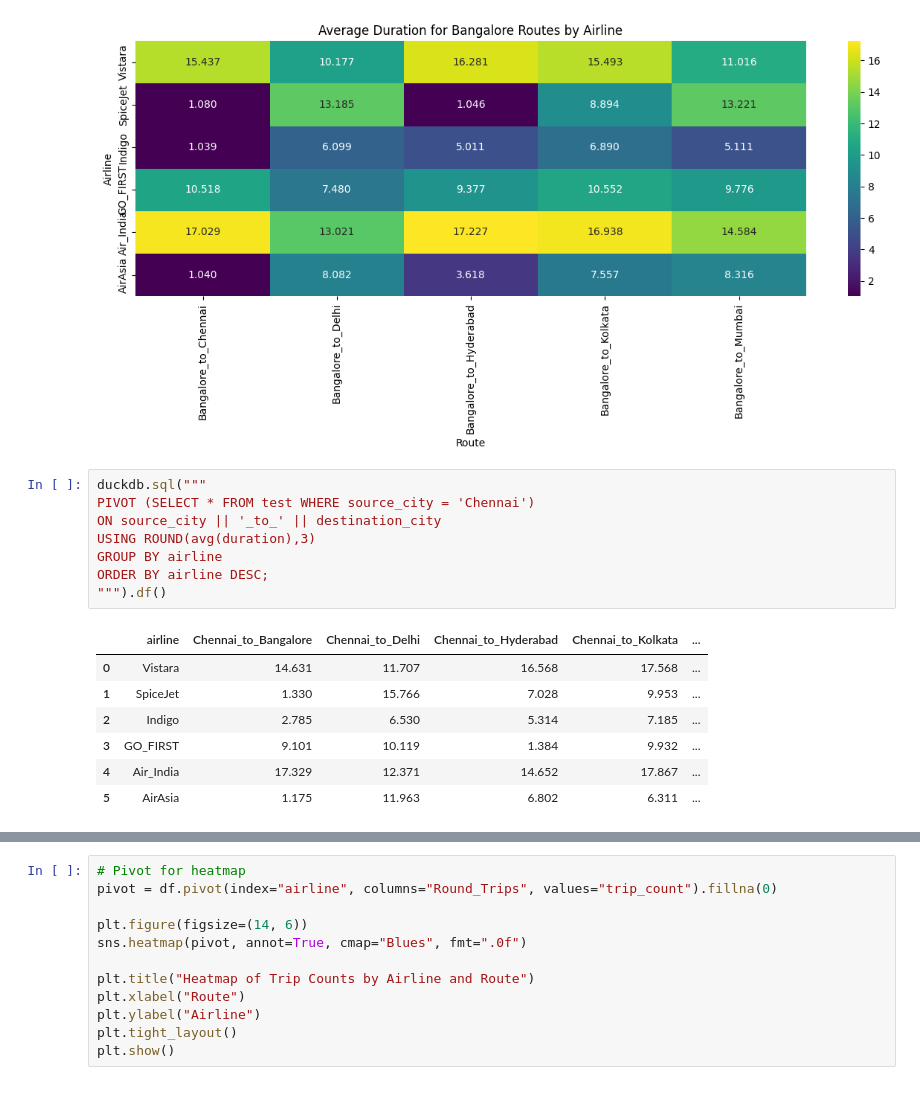
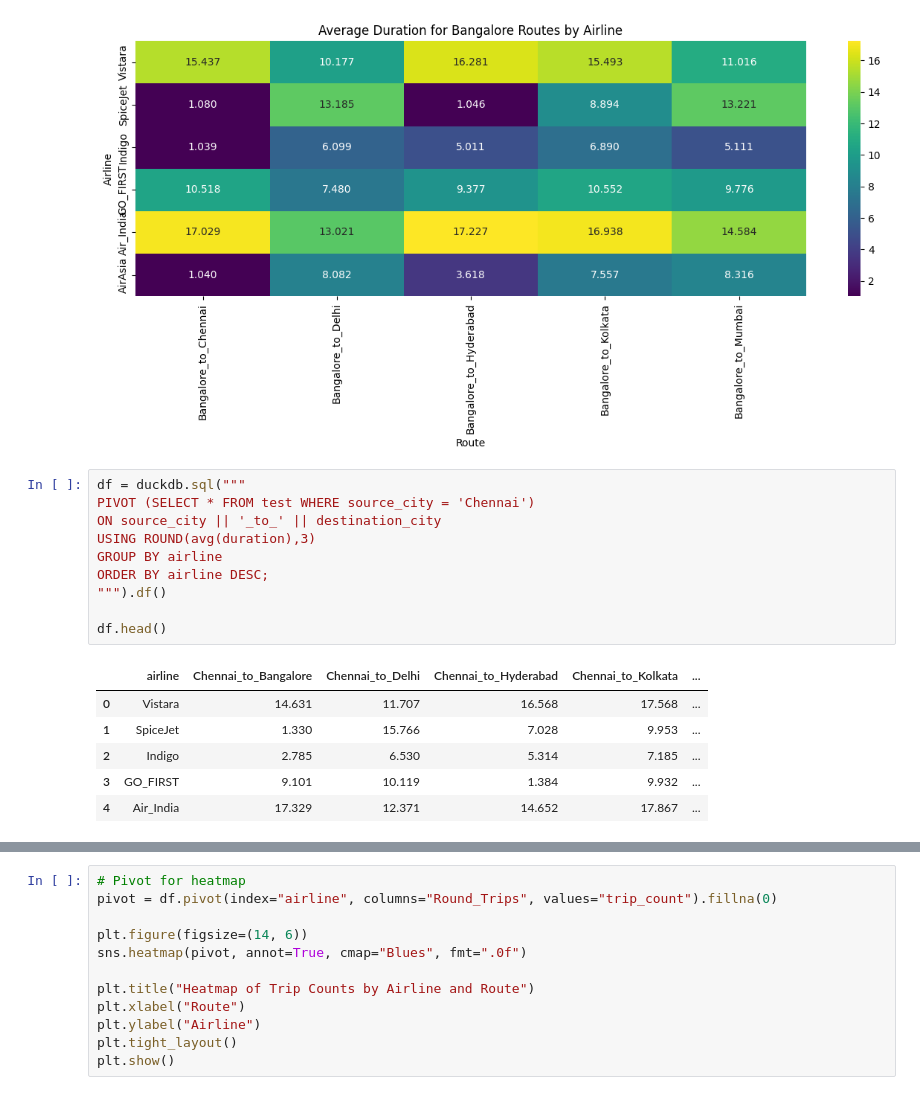
Before and after one commit to flynn-ky-t2/kaggle_f., a Jupyter notebook: flight-price-prediction-coding-practice.ipynb, the cells around one changed output, grey strips where cells are left out. Saved outputs shown, nothing was run; the diff lists cells and outputs as text.

```diff
--- a/flight-price-prediction-coding-practice.ipynb
+++ b/flight-price-prediction-coding-practice.ipynb
@@ -598,18 +694,19 @@ plt.show()
 # %% [output]
 [figure]
 # %%
-duckdb.sql("""
+df = duckdb.sql("""
 PIVOT (SELECT * FROM test WHERE source_city = 'Chennai')
 ON source_city || '_to_' || destination_city
 USING ROUND(avg(duration),3)
 GROUP BY airline
 ORDER BY airline DESC;
 """).df()
+
+df.head()
 # %% [output]
 |  | airline | Chennai_to_Bangalore | Chennai_to_Delhi | Chennai_to_Hyderabad | Chennai_to_Kolkata | ... |
 | 0 | Vistara | 14.631 | 11.707 | 16.568 | 17.568 | ... |
 | 1 | SpiceJet | 1.330 | 15.766 | 7.028 | 9.953 | ... |
 | 2 | Indigo | 2.785 | 6.530 | 5.314 | 7.185 | ... |
 | 3 | GO_FIRST | 9.101 | 10.119 | 1.384 | 9.932 | ... |
 | 4 | Air_India | 17.329 | 12.371 | 14.652 | 17.867 | ... |
-| 5 | AirAsia | 1.175 | 11.963 | 6.802 | 6.311 | ... |
```
Also changed, not shown: parts of 26 cells of this notebook.
